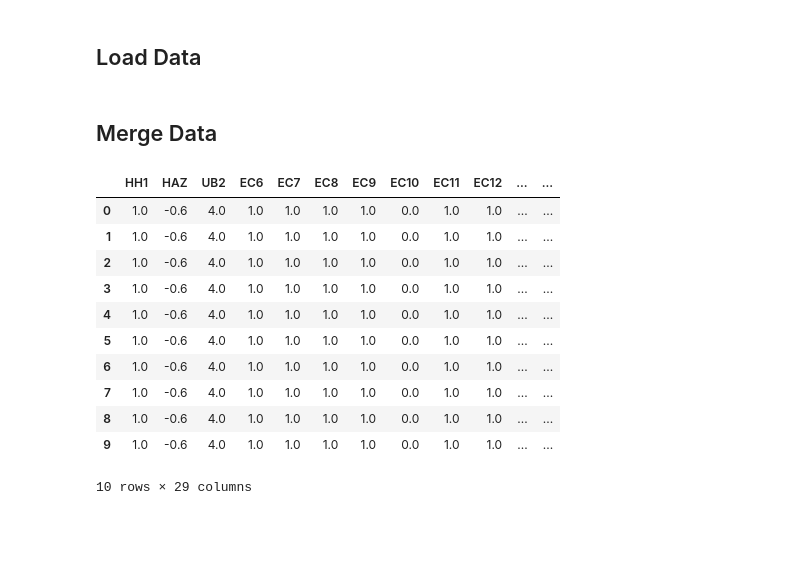
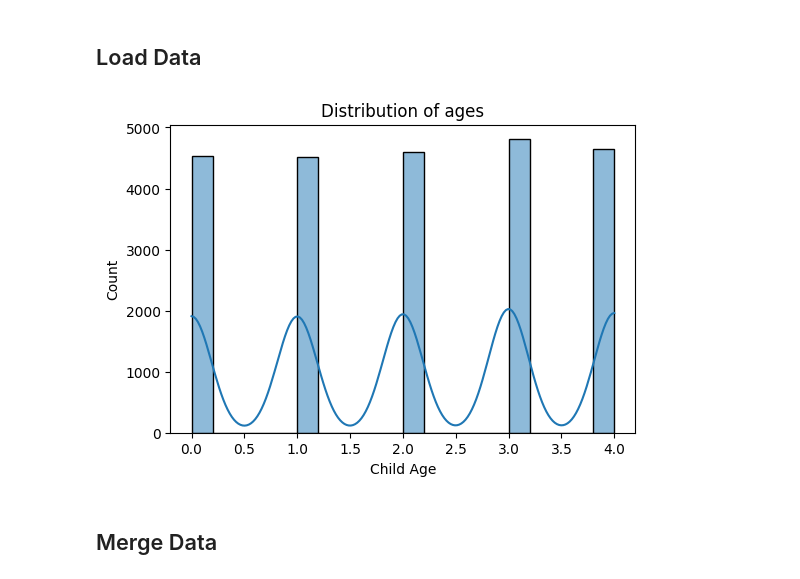
Before and after one commit to vscerra/childhood_nutrition, a Jupyter notebook: notebooks/load_and_prepare.ipynb, the cells around one changed output. Cells and saved outputs as stored; diff of their text form; code cells hidden in the pictures; blank space fills up the shorter version.

```diff
--- a/notebooks/load_and_prepare.ipynb
+++ b/notebooks/load_and_prepare.ipynb
@@ -21,9 +21,20 @@ ensure_dir(processed_dir)
 df_child, df_women, df_household = load_mics_data(raw_dir)
 # %%
 # Only keep relevant columns in each df
-df_child = df_child[['HH1', 'HAZ', 'UB2', 'EC6', 'EC7', 'EC8', 'EC9', 'EC10', 'EC11', 'EC12', 'EC13', 'EC14', 'EC15', 'BD2', 'BD3', 'CA1']]
+df_child = df_child[['HH1', 'HAZ', 'AN4', 'EC6', 'EC7', 'EC8', 'EC9', 'EC10', 'EC11', 'EC12', 'EC13', 'EC14', 'EC15', 'BD2', 'BD3', 'CA1']]
 df_women = df_women[['HH1', 'WB6A', 'WB6B', 'WAGE', 'MN5', 'WB14', 'MN34']]
 df_household = df_household[['HH1', 'windex5', 'HH48', 'WS1', 'WS4']]
+# %%
+import matplotlib.pyplot as plt
+import seaborn as sns
+plt.figure(figsize=(6,4))
+sns.histplot(df_child['AN4'], kde=True, bins=20)
+plt.title(f"Distribution of ages")
+plt.ylabel('Count')
+plt.xlabel('Child Age')
+plt.show()
+# %% [output]
+[figure, added]
 # %% [markdown]
 ## Merge Data
 # %%
@@ -32,17 +42,0 @@ df_final = create_target_variables(df_merged)
-# %%
-save_path = processed_dir
-df_merged.to_csv(os.path.join(save_path, "df_merged.csv"), index = False)
-df_merged.head(10)
-# %% [output]
-|  | HH1 | HAZ | UB2 | EC6 | EC7 | EC8 | EC9 | EC10 | EC11 | EC12 | ... | ... |
-| 0 | 1.0 | -0.6 | 4.0 | 1.0 | 1.0 | 1.0 | 1.0 | 0.0 | 1.0 | 1.0 | ... | ... |
-| 1 | 1.0 | -0.6 | 4.0 | 1.0 | 1.0 | 1.0 | 1.0 | 0.0 | 1.0 | 1.0 | ... | ... |
-| 2 | 1.0 | -0.6 | 4.0 | 1.0 | 1.0 | 1.0 | 1.0 | 0.0 | 1.0 | 1.0 | ... | ... |
-| 3 | 1.0 | -0.6 | 4.0 | 1.0 | 1.0 | 1.0 | 1.0 | 0.0 | 1.0 | 1.0 | ... | ... |
-| 4 | 1.0 | -0.6 | 4.0 | 1.0 | 1.0 | 1.0 | 1.0 | 0.0 | 1.0 | 1.0 | ... | ... |
-| 5 | 1.0 | -0.6 | 4.0 | 1.0 | 1.0 | 1.0 | 1.0 | 0.0 | 1.0 | 1.0 | ... | ... |
-| 6 | 1.0 | -0.6 | 4.0 | 1.0 | 1.0 | 1.0 | 1.0 | 0.0 | 1.0 | 1.0 | ... | ... |
-| 7 | 1.0 | -0.6 | 4.0 | 1.0 | 1.0 | 1.0 | 1.0 | 0.0 | 1.0 | 1.0 | ... | ... |
-| 8 | 1.0 | -0.6 | 4.0 | 1.0 | 1.0 | 1.0 | 1.0 | 0.0 | 1.0 | 1.0 | ... | ... |
-| 9 | 1.0 | -0.6 | 4.0 | 1.0 | 1.0 | 1.0 | 1.0 | 0.0 | 1.0 | 1.0 | ... | ... |
-10 rows × 29 columns
```
Also changed, not shown: parts of 18 cells of this notebook, 5 other files.
